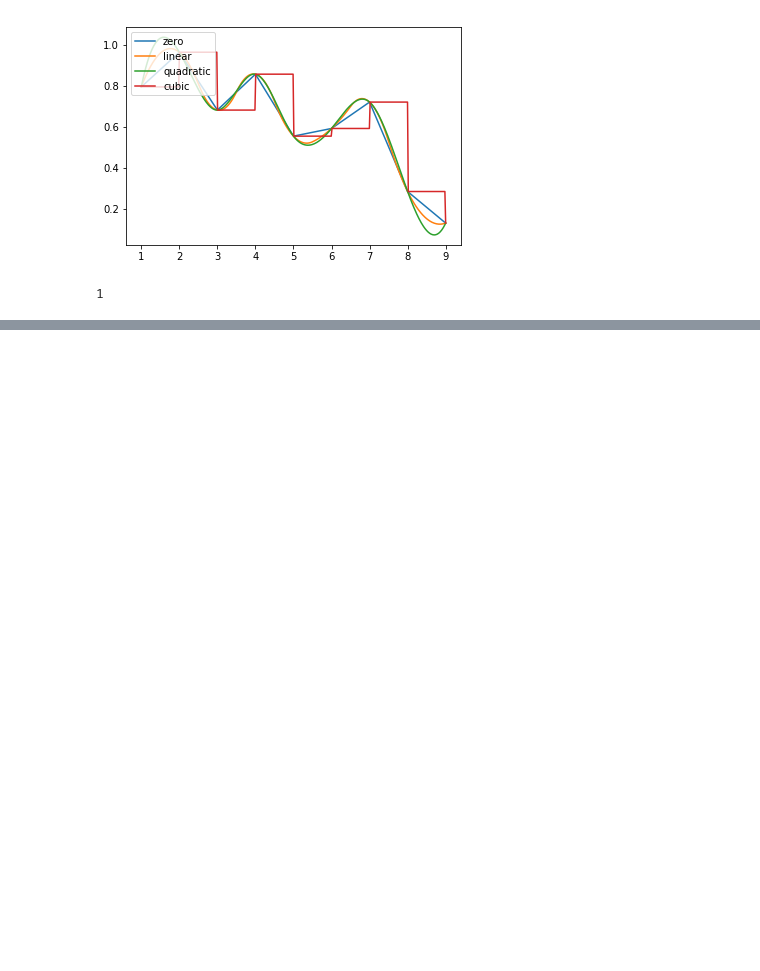
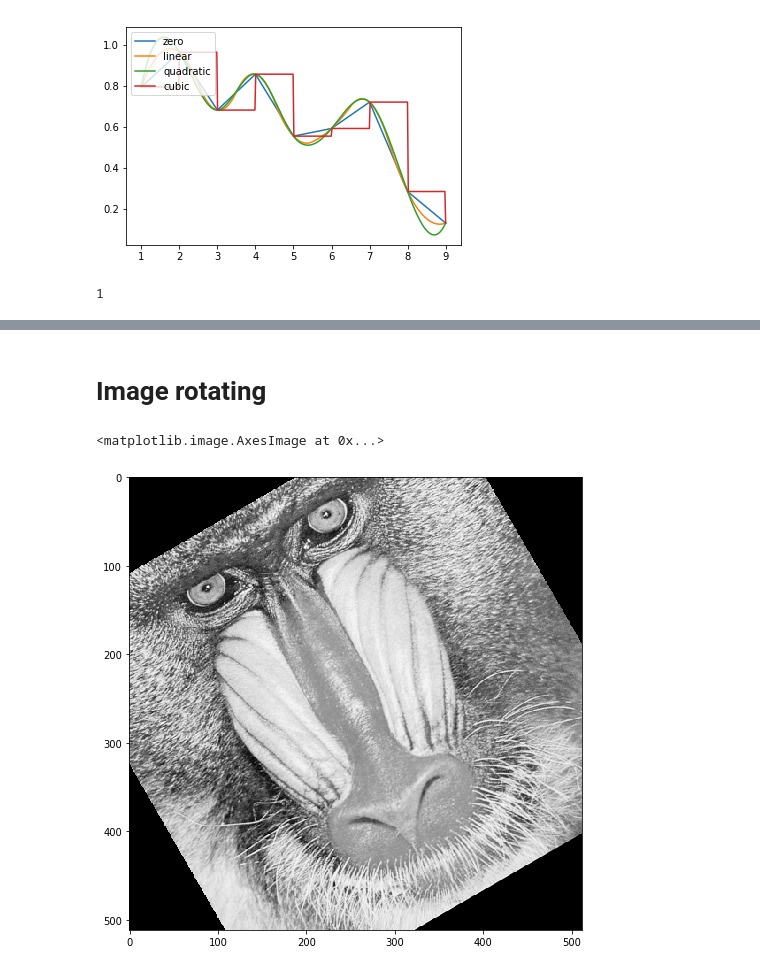
Before and after one commit to mszpyrka/MOWNIT-2018, a Jupyter notebook: zadanie5/lab5.ipynb, the cells around one changed output, grey strips where cells are left out. Drawn from its saved outputs; the diff is of its cells as text; code cells hidden in the pictures; blank space fills up the shorter version.

```diff
--- a/zadanie5/lab5.ipynb
+++ b/zadanie5/lab5.ipynb
@@ -146,0 +154,11 @@ plt.imshow(im2, cmap="Greys_r")
+# %% [markdown]
+# Image rotating
+# %%
+im = np.array(source_im)
+angle = 30
+im2 = rotate(im, angle, order=3, reshape=False)
+plt.figure(figsize=((width / dpi) * factor, (height / dpi) * factor))
+plt.imshow(im2, cmap="Greys_r")
+# %% [output]
+<matplotlib.image.AxesImage at 0x...>
+[figure, added]
```
Also changed, not shown: parts of 8 cells of this notebook.
